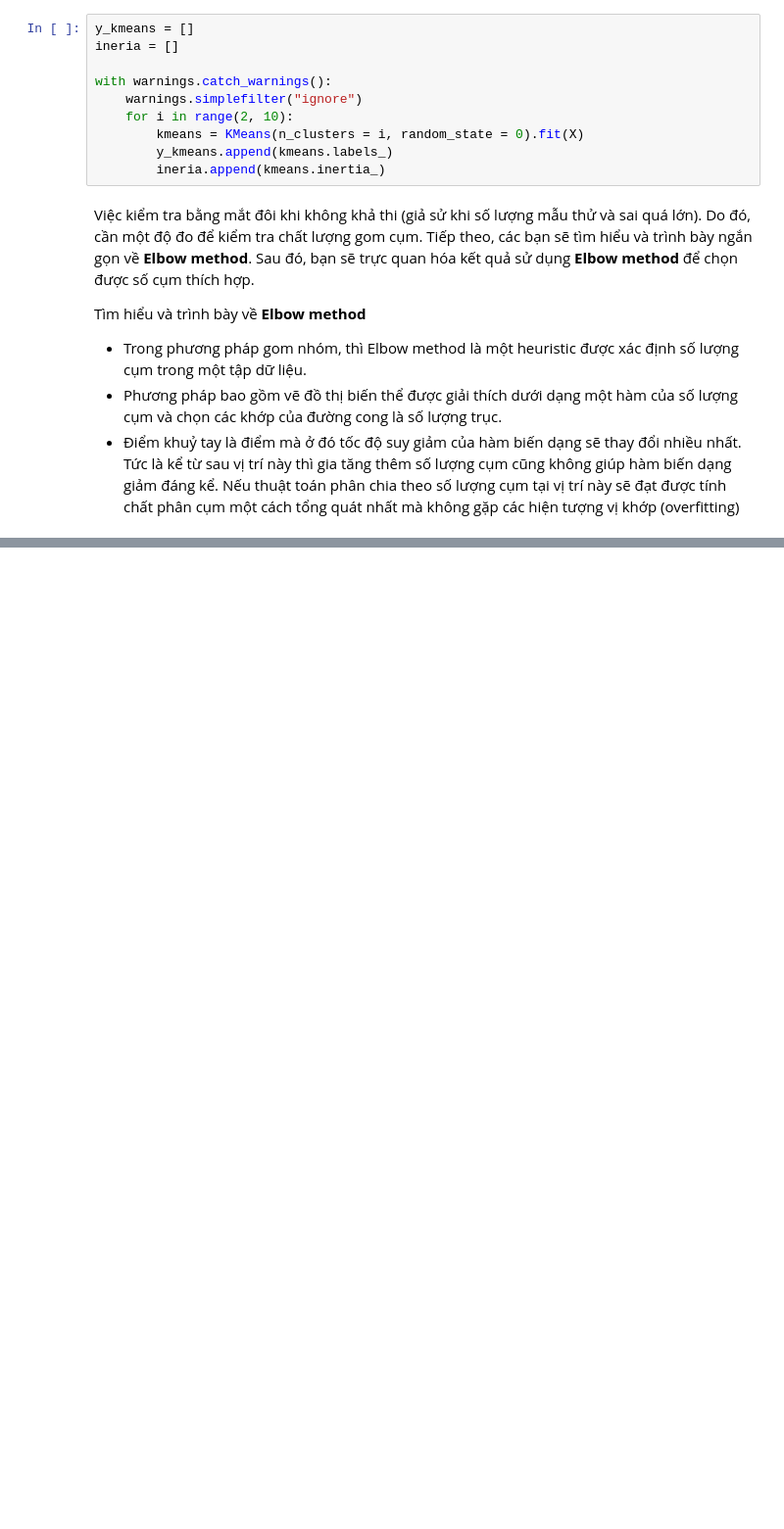
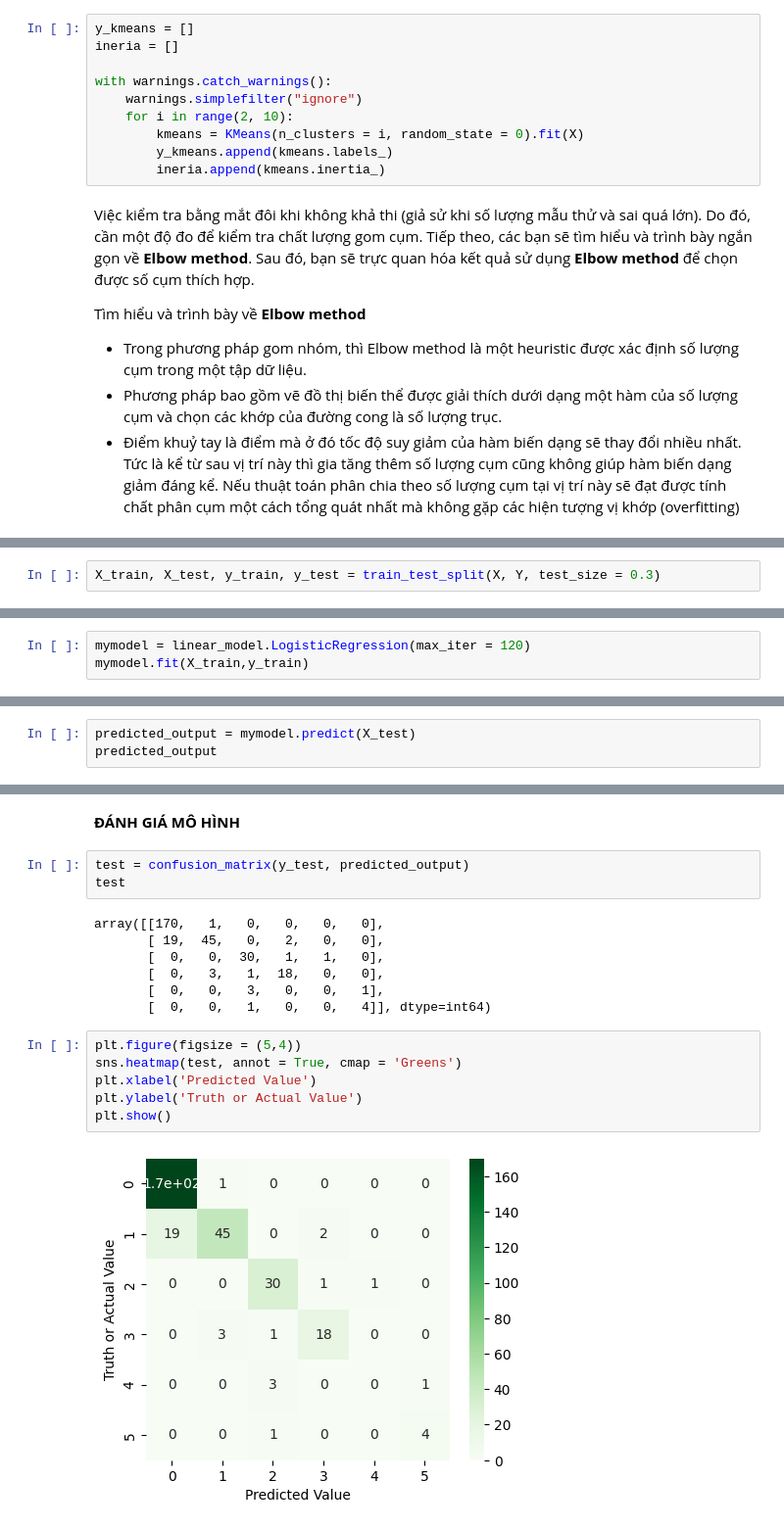
Before and after one commit to yakhimm/NMKHDL_20, a Jupyter notebook: models.ipynb, the cells around one changed output, grey strips where cells are left out. Shown at 98% size. Saved outputs shown, nothing was run; the diff lists cells and outputs as text; blank space fills up the shorter version.

```diff
--- a/models.ipynb
+++ b/models.ipynb
@@ -113,0 +155,2 @@ plt.show()
+# %%
+X_train, X_test, y_train, y_test = train_test_split(X, Y, test_size = 0.3)
@@ -113,0 +159,3 @@ plt.show()
+# %%
+mymodel = linear_model.LogisticRegression(max_iter = 120)
+mymodel.fit(X_train,y_train)
@@ -113,0 +179,3 @@ plt.show()
+# %%
+predicted_output = mymodel.predict(X_test)
+predicted_output
@@ -113,0 +201,20 @@ plt.show()
+# %% [markdown]
+**ĐÁNH GIÁ MÔ HÌNH**
+# %%
+test = confusion_matrix(y_test, predicted_output)
+test
+# %% [output]
+array([[170,   1,   0,   0,   0,   0],
+       [ 19,  45,   0,   2,   0,   0],
+       [  0,   0,  30,   1,   1,   0],
+       [  0,   3,   1,  18,   0,   0],
+       [  0,   0,   3,   0,   0,   1],
+       [  0,   0,   1,   0,   0,   4]], dtype=int64)
+# %%
+plt.figure(figsize = (5,4))
+sns.heatmap(test, annot = True, cmap = 'Greens')
+plt.xlabel('Predicted Value')
+plt.ylabel('Truth or Actual Value')
+plt.show()
+# %% [output]
+[figure, added]
```
Also changed, not shown: parts of 24 cells of this notebook, 5 other files.
